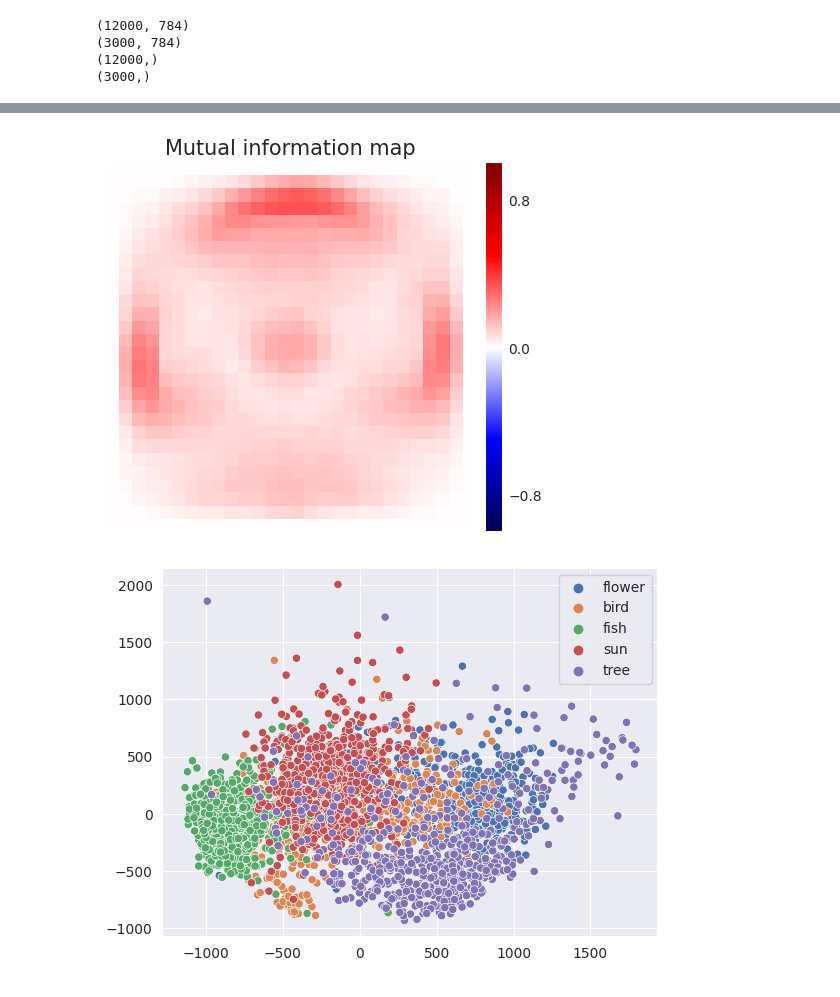
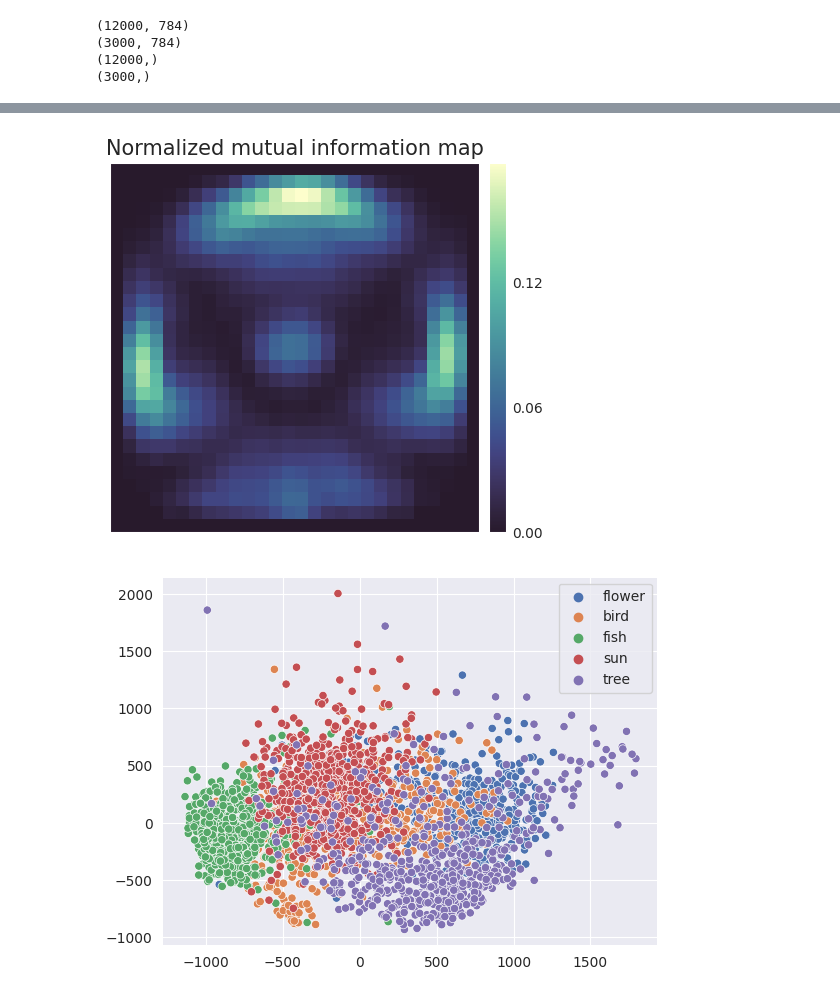
Before and after one commit to eugenioLR/doodle_ml_generator, a Jupyter notebook: data_analysis.ipynb, the cells around one changed output, grey strips where cells are left out. Drawn from its saved outputs; the diff is of its cells as text; code cells hidden in the pictures.

```diff
--- a/data_analysis.ipynb
+++ b/data_analysis.ipynb
@@ -93,19 +95,27 @@ plt.show()
 # %%
 r = np.empty(input_train_matrix.shape[1:])
 
+
+discretizer = KBinsDiscretizer(n_bins=64, encode='ordinal')
+
+with warnings.catch_warnings():
+    warnings.simplefilter("ignore")
+    input_train_matrix_disc = discretizer.fit_transform(input_train_matrix)
+
+
 for idx, val in enumerate(input_train_matrix[0]):
 
-    x = input_train_matrix[:, idx]
-    y = target_train_matrix + 1
+    x = input_train_matrix_disc[:, idx]
+    y = target_train_matrix
 
-    r[idx] = mutual_info_score(x, y)
+    r[idx] = normalized_mutual_info_score(x, y)
 
 
-mutinfo_ax = isns.imgplot(r.reshape([28,28]), cmap="seismic", vmin=0, vmax=1)
-mutinfo_ax.set(title="Mutual information map")
+mutinfo_ax = isns.imgplot(r.reshape([28,28]), cmap="deep")
+mutinfo_ax.set(title="Normalized mutual information map")
 plt.show()
 # %% [output]
-[figure, old version]
+[figure, new version]
 # %%
 pca = PCA(n_components=2)
 pca.fit(input_train_matrix)
```
Also changed, not shown: parts of 2 cells of this notebook, 1 other file.
